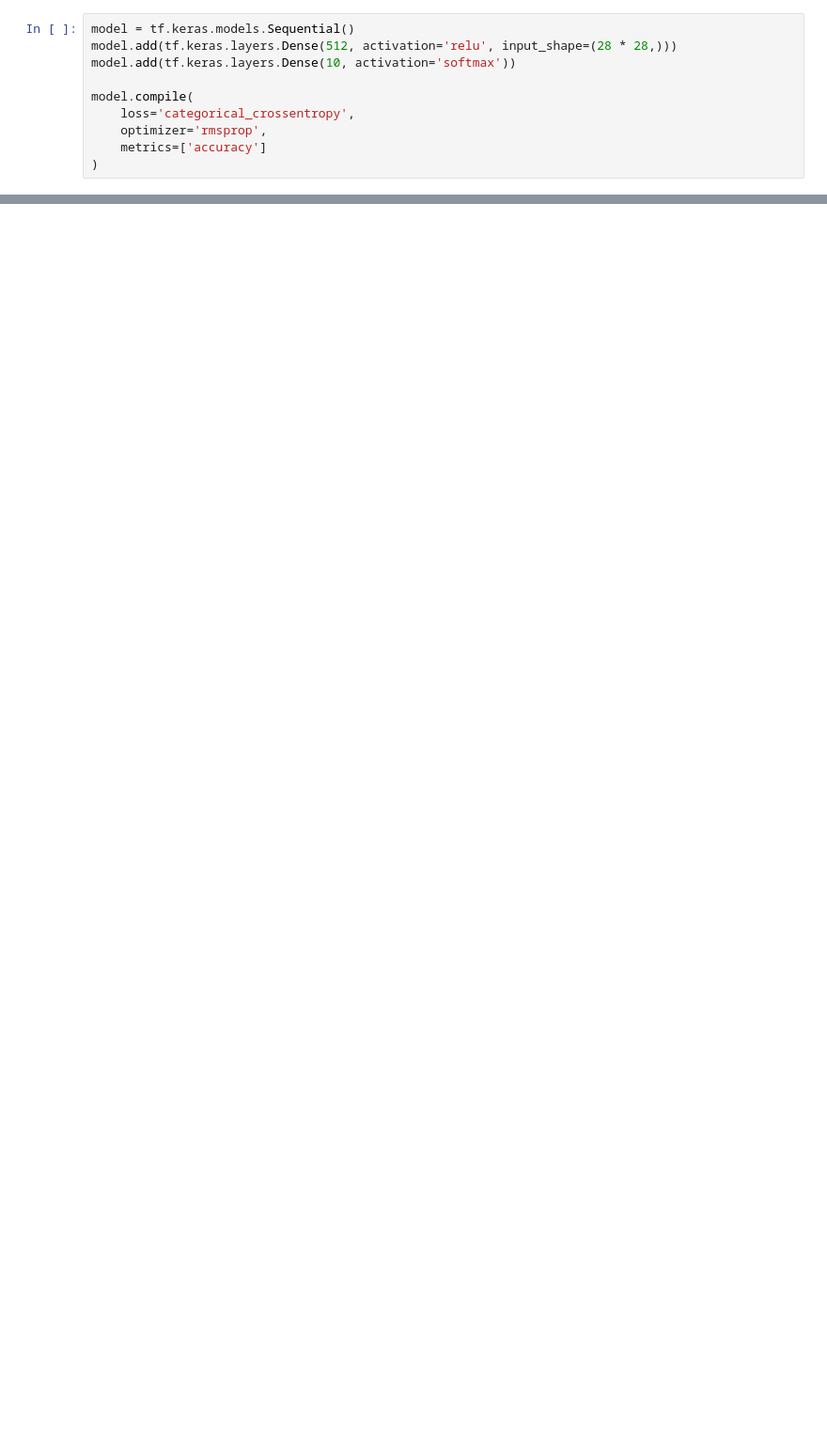
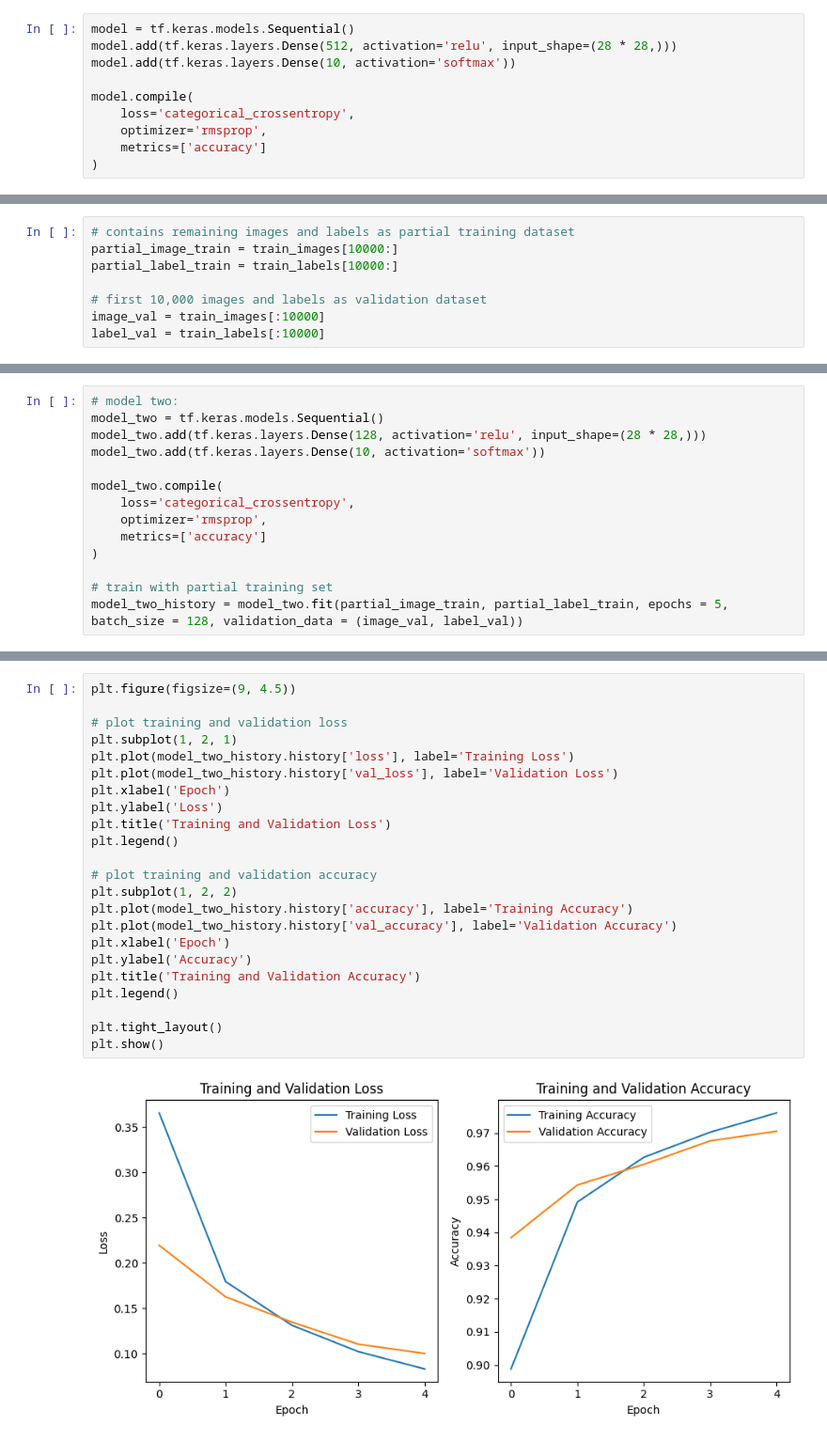
Before and after one commit to keeley1/mnist-model, a Jupyter notebook: coursework_one_mnist.ipynb, the cells around one changed output, grey strips where cells are left out. Shown at 94% size. Saved outputs shown, nothing was run; the diff lists cells and outputs as text; blank space fills up the shorter version.

```diff
--- a/coursework_one_mnist.ipynb
+++ b/coursework_one_mnist.ipynb
@@ -171,0 +287,8 @@ print(decoded_orig_label)
+# %%
+# contains remaining images and labels as partial training dataset
+partial_image_train = train_images[10000:]
+partial_label_train = train_labels[10000:]
+
+# first 10,000 images and labels as validation dataset
+image_val = train_images[:10000]
+label_val = train_labels[:10000]
@@ -171,0 +299,14 @@ print(decoded_orig_label)
+# %%
+# model two:
+model_two = tf.keras.models.Sequential()
+model_two.add(tf.keras.layers.Dense(128, activation='relu', input_shape=(28 * 28,)))
+model_two.add(tf.keras.layers.Dense(10, activation='softmax'))
+
+model_two.compile(
+    loss='categorical_crossentropy',
+    optimizer='rmsprop',
+    metrics=['accuracy']
+)
+
+# train with partial training set
+model_two_history = model_two.fit(partial_image_train, partial_label_train, epochs = 5, batch_size = 128, validation_data = (image_val, label_val))
@@ -171,0 +326,25 @@ print(decoded_orig_label)
+# %%
+plt.figure(figsize=(9, 4.5))
+
+# plot training and validation loss
+plt.subplot(1, 2, 1)
+plt.plot(model_two_history.history['loss'], label='Training Loss')
+plt.plot(model_two_history.history['val_loss'], label='Validation Loss')
+plt.xlabel('Epoch')
+plt.ylabel('Loss')
+plt.title('Training and Validation Loss')
+plt.legend()
+
+# plot training and validation accuracy
+plt.subplot(1, 2, 2)
+plt.plot(model_two_history.history['accuracy'], label='Training Accuracy')
+plt.plot(model_two_history.history['val_accuracy'], label='Validation Accuracy')
+plt.xlabel('Epoch')
+plt.ylabel('Accuracy')
+plt.title('Training and Validation Accuracy')
+plt.legend()
+
+plt.tight_layout()
+plt.show()
+# %% [output]
+[figure, added]
```
Also changed, not shown: parts of 132 cells of this notebook.
